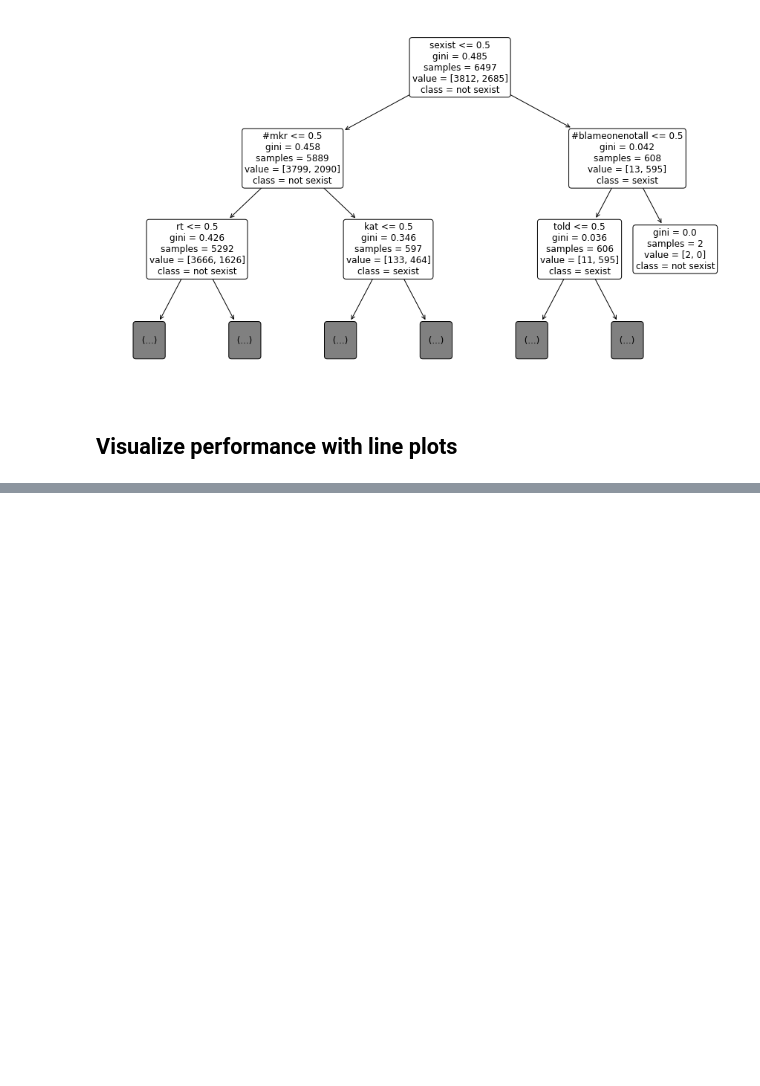
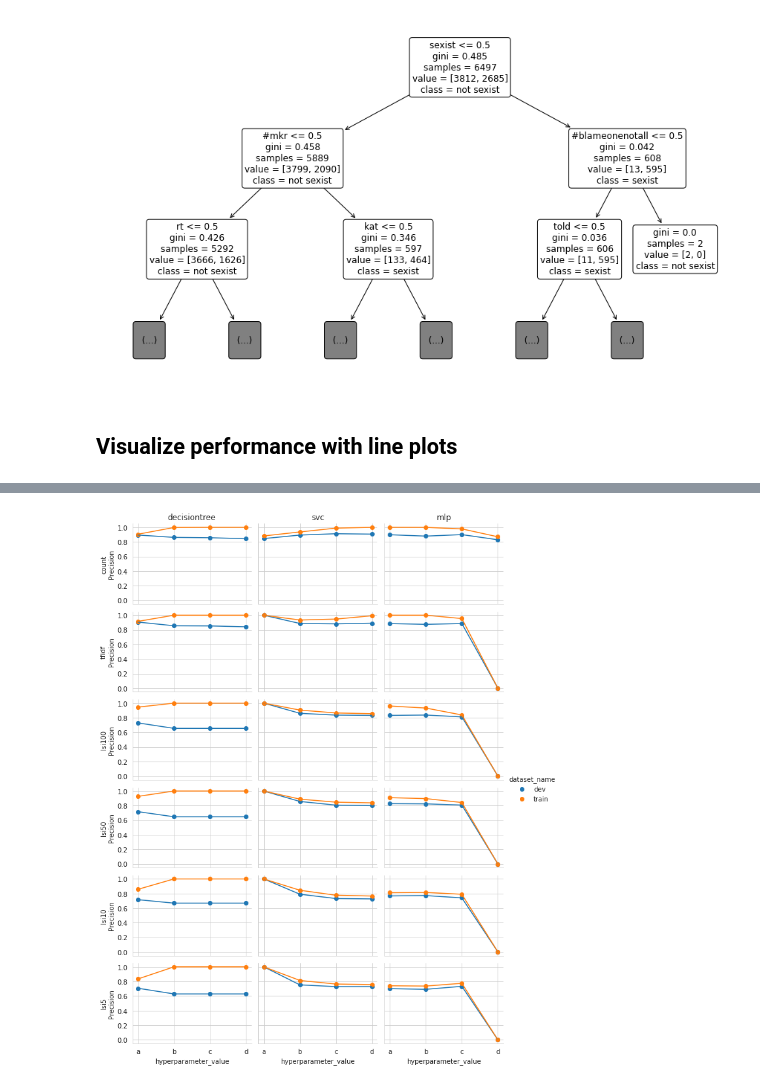
Before and after one commit to brooke-l-hawkins/milestone-ii, a Jupyter notebook: code/visualize_supervised_performance.ipynb, the cells around one changed output, grey strips where cells are left out. Saved outputs shown, nothing was run; the diff lists cells and outputs as text; code cells hidden in the pictures; blank space fills up the shorter version.

```diff
--- a/code/visualize_supervised_performance.ipynb
+++ b/code/visualize_supervised_performance.ipynb
@@ -144,0 +143,4 @@ for metric_name in metric_name_list:
+# %%
+plot_performance('binary_precision')
+# %% [output]
+[figure, added]
```
Also changed, not shown: parts of 7 cells of this notebook, 16 other files.
